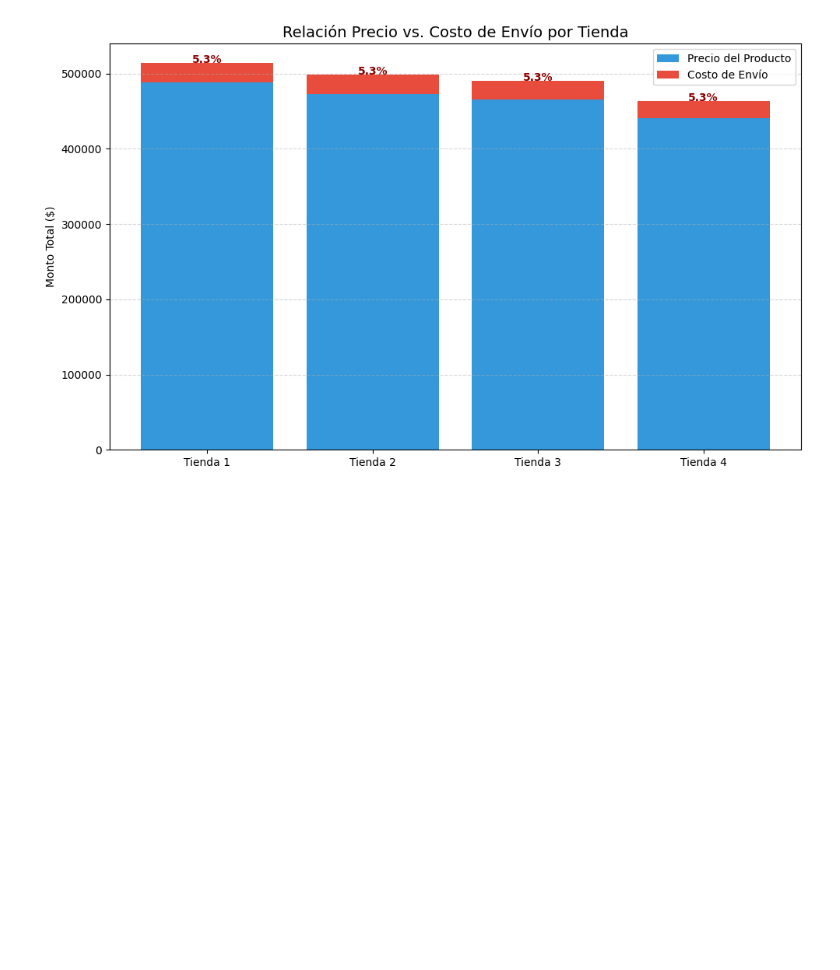
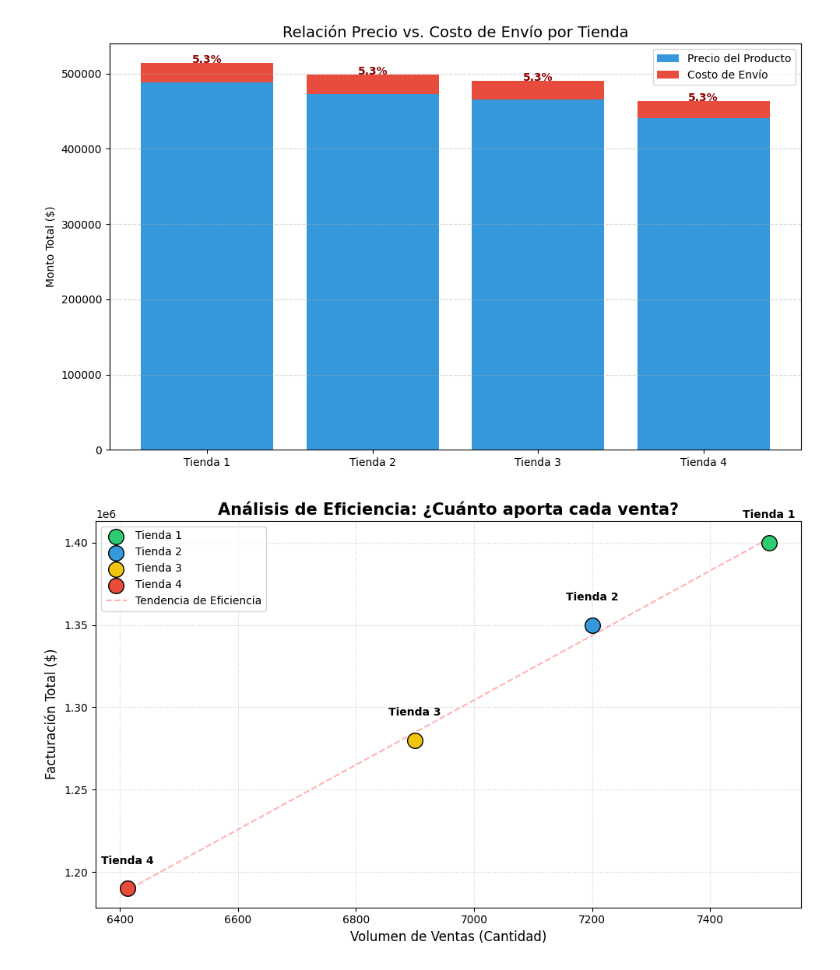
Before and after one commit to HeberBernal/Heber-base-de-datos-challenge1-latam, a Jupyter notebook: AluraStoreLatamHeber.ipynb, the cells around one changed output. Drawn from its saved outputs; the diff is of its cells as text; code cells hidden in the pictures; blank space fills up the shorter version.

```diff
--- a/AluraStoreLatamHeber.ipynb
+++ b/AluraStoreLatamHeber.ipynb
@@ -317,3 +317,38 @@ plt.tight_layout()
 plt.show()
 # %% [output]
 [figure]
+# %%
+import matplotlib.pyplot as plt
+import numpy as np
+
+# Datos: Volumen de ventas vs Facturación (para ver la eficiencia)
+volumen = [7500, 7200, 6900, 6413] # Cantidad de ventas
+facturacion = [1400000, 1350000, 1280000, 1190098.80]
+tiendas = ['Tienda 1', 'Tienda 2', 'Tienda 3', 'Tienda 4']
+
+plt.figure(figsize=(10, 6))
+
+# Dibujar los puntos
+colores = ['#2ecc71', '#3498db', '#f1c40f', '#e74c3c']
+for i in range(len(tiendas)):
+    plt.scatter(volumen[i], facturacion[i], color=colores[i], s=200, label=tiendas[i], edgecolors='black', zorder=3)
+    plt.text(volumen[i], facturacion[i] + 15000, tiendas[i], ha='center', fontweight='bold')
+
+# Dibujar una línea de tendencia (lo que "debería" ser el crecimiento normal)
+z = np.polyfit(volumen, facturacion, 1)
+p = np.poly1d(z)
+plt.plot(volumen, p(volumen), "r--", alpha=0.3, label='Tendencia de Eficiencia', zorder=1)
+
+# Estética
+plt.title('Análisis de Eficiencia: ¿Cuánto aporta cada venta?', fontsize=15, fontweight='bold')
+plt.xlabel('Volumen de Ventas (Cantidad)', fontsize=12)
+plt.ylabel('Facturación Total ($)', fontsize=12)
+plt.grid(True, linestyle=':', alpha=0.6)
+plt.legend()
+
+
+
+plt.tight_layout()
+plt.show()
+# %% [output]
+[figure, added]
```
